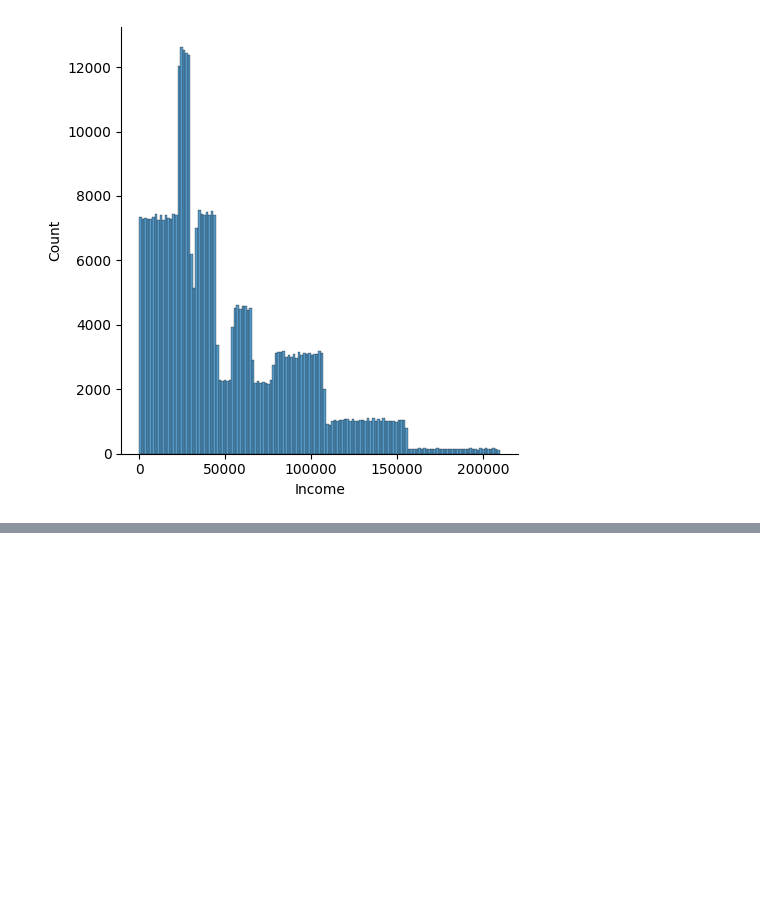
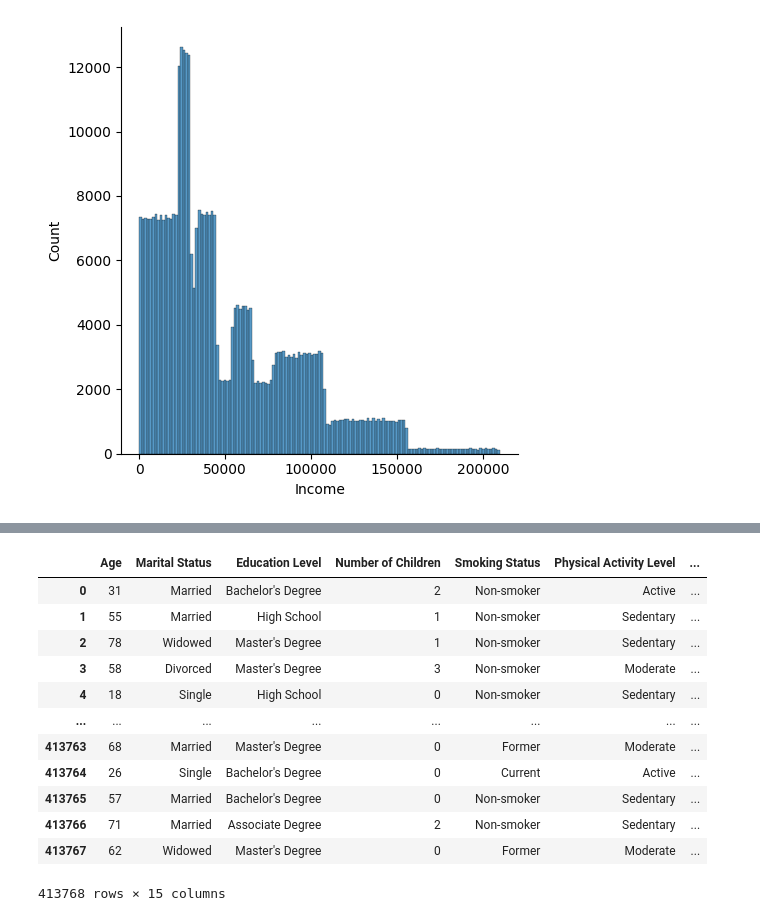
Before and after one commit to UjjwalRana12/Regression-ML, a Jupyter notebook: z_practice/depression.ipynb, the cells around one changed output, grey strips where cells are left out. Cells and saved outputs as stored; diff of their text form; code cells hidden in the pictures; blank space fills up the shorter version.

```diff
--- a/z_practice/depression.ipynb
+++ b/z_practice/depression.ipynb
@@ -88,0 +99,18 @@ plt.show()
+# %%
+dataset=dataset.drop(columns='Name',axis=1)
+# %%
+dataset['']
+# %% [output]
+|  | Age | Marital Status | Education Level | Number of Children | Smoking Status | Physical Activity Level | ... |
+| 0 | 31 | Married | Bachelor's Degree | 2 | Non-smoker | Active | ... |
+| 1 | 55 | Married | High School | 1 | Non-smoker | Sedentary | ... |
+| 2 | 78 | Widowed | Master's Degree | 1 | Non-smoker | Sedentary | ... |
+| 3 | 58 | Divorced | Master's Degree | 3 | Non-smoker | Moderate | ... |
+| 4 | 18 | Single | High School | 0 | Non-smoker | Sedentary | ... |
+| ... | ... | ... | ... | ... | ... | ... | ... |
+| 413763 | 68 | Married | Master's Degree | 0 | Former | Moderate | ... |
+| 413764 | 26 | Single | Bachelor's Degree | 0 | Current | Active | ... |
+| 413765 | 57 | Married | Bachelor's Degree | 0 | Non-smoker | Sedentary | ... |
+| 413766 | 71 | Married | Associate Degree | 2 | Non-smoker | Sedentary | ... |
+| 413767 | 62 | Widowed | Master's Degree | 0 | Former | Moderate | ... |
+413768 rows × 15 columns
```
Also changed, not shown: parts of 1 cell of this notebook, 2 other files.
